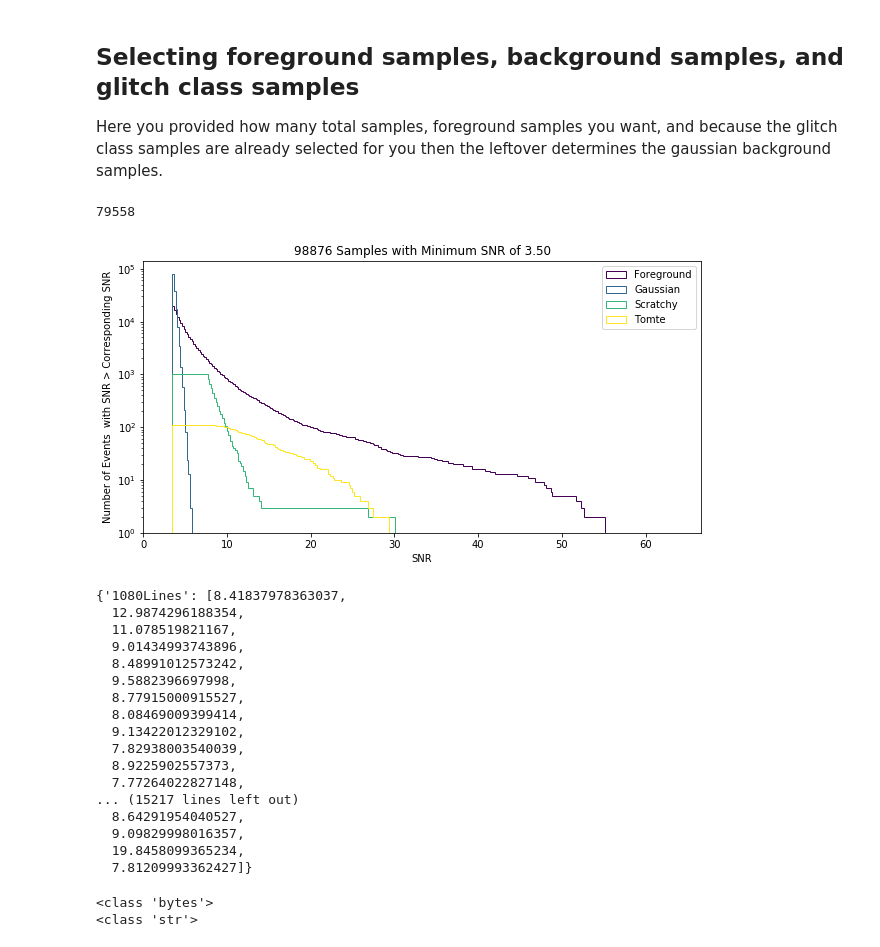
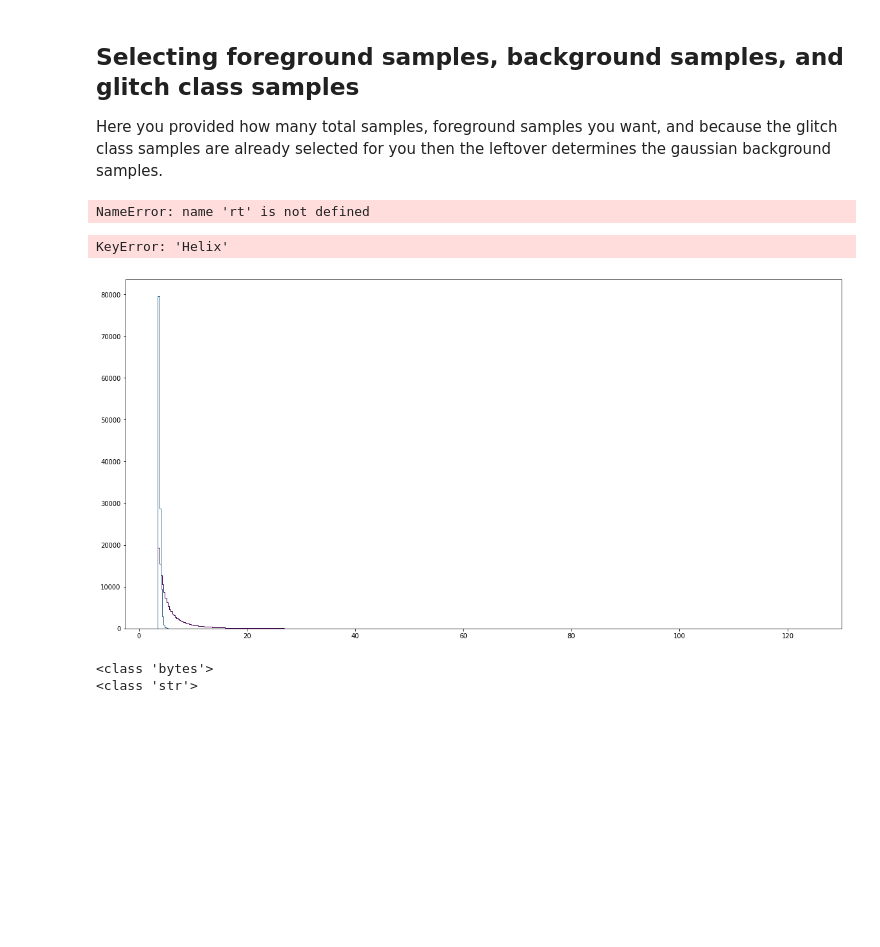
Before and after one commit to eachase/gw_rates, a Jupyter notebook: FGMC_testing.ipynb, the cells around one changed output. Drawn from its saved outputs; the diff is of its cells as text; code cells hidden in the pictures; blank space fills up the shorter version.

```diff
--- a/FGMC_testing.ipynb
+++ b/FGMC_testing.ipynb
@@ -230,41 +231,22 @@ total_background_count, counts_of_each_class, snr_series_of_each_class
 # %% [markdown]
 ## Selecting foreground samples, background samples, and glitch class samples
 Here you provided how many total samples, foreground samples you want, and because the glitch class samples are already selected for you then the leftover determines the gaussian background samples.
-# %%
- # User selects total number of samples and foreground events
-num_samples = 100000
-r_f = 19300
-# Gaussian noise accounts for all samples other than foreground and determined glitches
-r_gaussian = num_samples - r_f - total_background_count
-r_gaussian
-# %% [output]
-79558
+# %%
+ # User selects total number of gaussian and foreground events
+foreground_count = 19300
+gaussian_background_count = 79558
 # %%
-collection = rt.ManyBackgroundCollection(r_f, r_gaussian, snr_series_of_each_class)
-collection.draw_samples()
+collection = rt.ManyBackgroundCollection(snr_series_of_each_class)
+collection.draw_samples(foreground_count, gaussian_background_count)
 collection.plot_hist()
 # %% [output]
-[figure, removed]
+NameError: name 'rt' is not defined
-# %%
-collection.samples
-# %% [output]
-{'1080Lines': [8.41837978363037,
-  12.9874296188354,
-  11.078519821167,
-  9.01434993743896,
-  8.48991012573242,
-  9.5882396697998,
-  8.77915000915527,
-  8.08469009399414,
-  9.13422012329102,
-  7.82938003540039,
-  8.9225902557373,
-  7.77264022827148,
-... (15217 lines left out)
-  8.64291954040527,
-  9.09829998016357,
-  19.8458099365234,
-  7.81209993362427]}
+# %%
+collection.draw_samples(foreground_count, gaussian_background_count, glitch_classes=['Scratchy', 'Blip'])
+collection.plot_hist()
+# %% [output]
+KeyError: 'Helix'
+[figure, added]
 # %%
 label = b'Blip'
 print(type(label))
```
Also changed, not shown: parts of 3 cells of this notebook, 1 other file.
